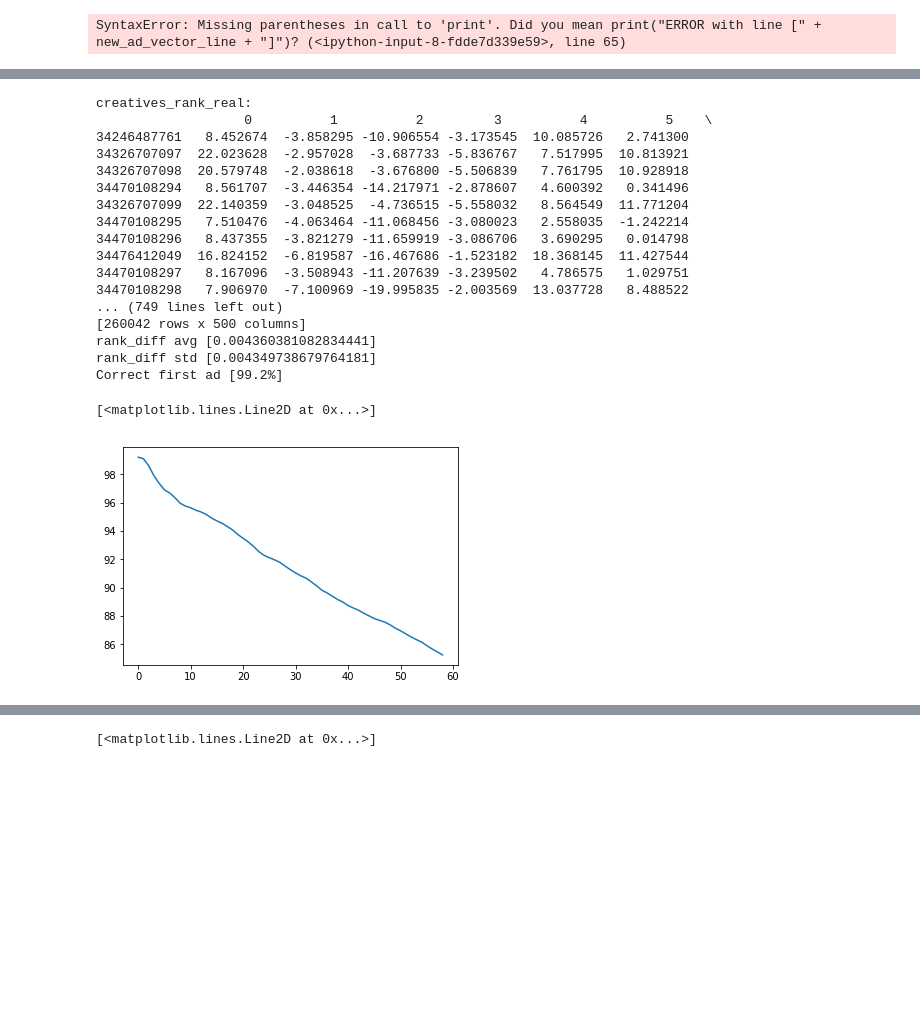
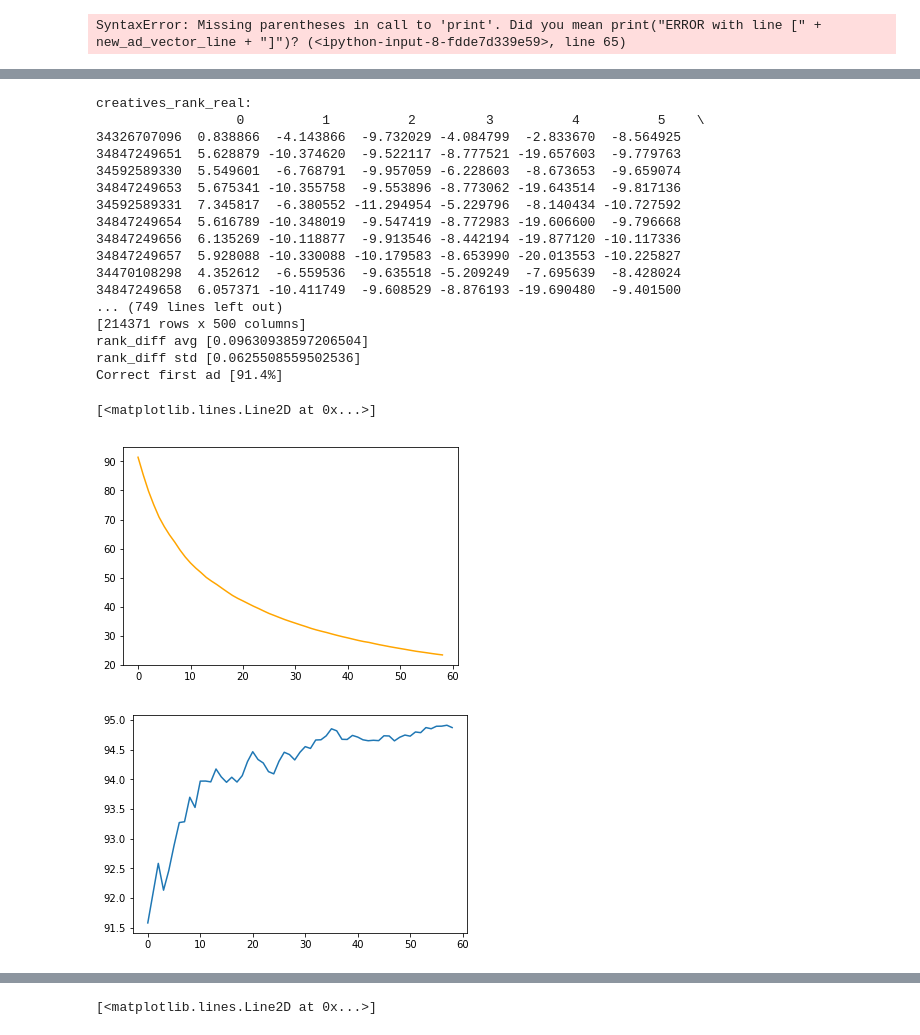
Before and after one commit to ofekp/tools, a Jupyter notebook: ml/presentation.ipynb, the cells around one changed output, grey strips where cells are left out. Cells and saved outputs as stored; diff of their text form; code cells hidden in the pictures; blank space fills up the shorter version.

```diff
--- a/ml/presentation.ipynb
+++ b/ml/presentation.ipynb
@@ -300,8 +325,4 @@ SyntaxError: Missing parentheses in call to 'print'. Did you mean print("ERROR w
 # %%
-# ************************************
-# generate random user profile vectors
-# ====================================
-
 num_of_profiles_to_generate = 500
 
 def get_user_features_string():
@@ -327,7 +348,7 @@ def coin_toss(p=.5):
 
 
 def get_user_features_vector(user_features):
-    feature_vector = numpy.ones(970)
+    feature_vector = numpy.ones(orig_dim)
     for feature_name in user_features:
         feature = user_features[feature_name]
         # if the feature contains any label with "NEUTRAL" skip it
@@ -345,7 +366,7 @@ def get_user_features_vector(user_features):
 # for features that are added together before multiplication
 def get_list_user_feature_vector(user_features, feature_name, sub_feature_name = None, maxNumOfLabels = 100):
     considered_labels = []
-    list_feature_vector = numpy.zeros(970)
+    list_feature_vector = numpy.zeros(orig_dim)
     list_feature = user_features[feature_name]
     if len(list_feature) <= 0:
         raise Exception("Error with feature_name [" + feature_name + "]")
@@ -393,11 +414,13 @@ def get_list_user_feature_vector(user_features, feature_name, sub_feature_name =
 
 
 def generateUserVector(user_features):
-    user_vector = numpy.ones(970)
+    user_vector = numpy.ones(orig_dim)
 
     user_vector = numpy.multiply(user_vector, get_user_features_vector(user_features))
-    user_vector = numpy.multiply(user_vector, get_list_user_feature_vector(user_features, "externalFeature", "exp5_allMappi"))
-    user_vector = numpy.multiply(user_vector, get_list_user_feature_vector(user_features, "externalFeature", "exp1_userCategory"))
+    #user_vector = numpy.multiply(user_vector, get_list_user_feature_vector(user_features, "externalFeature", "exp5_allMappi"))
+    #user_vector = numpy.multiply(user_vector, get_list_user_feature_vector(user_features, "externalFeature", "exp1_userCategory"))
+    user_vector = numpy.multiply(user_vector, get_list_user_feature_vector(user_features, "externalFeature", "exp9_allMappiPS"))
+
     user_vector = numpy.multiply(user_vector, get_list_user_feature_vector(user_features, "yic_mv"))
     user_vector = numpy.multiply(user_vector, get_list_user_feature_vector(user_features, "yct_c_mv_w"))
     user_vector = numpy.multiply(user_vector, get_list_user_feature_vector(user_features, "userSignal"))
@@ -405,7 +428,7 @@ def generateUserVector(user_features):
     return user_vector
 
 user_features = json.loads(get_user_features_string())
-user_vectors_mat = numpy.empty((0,970), int)
+user_vectors_mat = numpy.empty((0,orig_dim), int)
 for i in range(num_of_profiles_to_generate):
     print("Generating user vector [" + str(i) + "]")
     user_vector = generateUserVector(user_features)
@@ -454,8 +477,4 @@ with open(user_vectors_file_path, 'a') as user_vector_file:
 # %%
-# ******************
-# evaluate the model
-# ==================
-
 def sigmoid(x):
     return (1 / (1 + numpy.exp(-x)))
 
@@ -483,7 +502,8 @@ print(creatives_rank_real)  # [num_of_ads X num_of_user_vectors]
 
 # calculate rank_low
 # remove biases from user_vectors_mat (last two colums are for bias)
-user_vectors_mat_no_bias = user_vectors_mat[:,0:-2]
+#user_vectors_mat_no_bias = user_vectors_mat[:,0:-2]
+user_vectors_mat_no_bias = user_vectors_mat[:,0:-1]
 # dimentionality reduction on user_vectors_mat_no_bias
 user_vectors_mat_no_bias_low = numpy.matmul(user_vectors_mat_no_bias, UX[:, 0:K])  # 210X968 * 968XK
 
@@ -496,48 +516,67 @@ creatives_rank_low = pd.DataFrame(data=rank_low[0:,0:],    # values
 #creatives_rank_low = sigmoid(creatives_rank_low)
 
 print("creatives_rank_low:")
 print(creatives_rank_low)  # [num_of_ads X num_of_user_vectors]
 
 creatives_rank_diff = numpy.abs(creatives_rank_real - creatives_rank_low)
 print("creatives_rank_diff:")
 print(creatives_rank_diff)  # [num_of_ads X num_of_user_vectors]
 
 print("rank_diff avg [" + str(numpy.mean(numpy.mean(creatives_rank_diff))) + "]")
 print("rank_diff std [" + str(numpy.mean(numpy.std(creatives_rank_diff))) + "]")
 
 correct_first_ad = creatives_rank_low.idxmax(axis=0, skipna=True) == creatives_rank_real.idxmax(axis=0, skipna=True)
 print("Correct first ad [" + str(((correct_first_ad == 1).sum() * 100) / num_of_profiles_to_test) + "%]")
 
 pct_values = []
-correct_ads = (creatives_rank_low.apply(lambda x: (x).index[(x).argsort()]).reset_index(drop=True)) == (creatives_rank_real.apply(lambda x: (x).index[(x).argsort()]).reset_index(drop=True))
+creatives_sorted_low = (creatives_rank_low.apply(lambda x: (x).index[(x).argsort()]).reset_index(drop=True))
+creatives_sorted_real = (creatives_rank_real.apply(lambda x: (x).index[(x).argsort()]).reset_index(drop=True))
+correct_ads = creatives_sorted_low == creatives_sorted_real
 num_of_ads_in_auction_range = range(1,60)
 for num_of_ads_in_auction in num_of_ads_in_auction_range:
     correct_ads_sliced = correct_ads.iloc[-num_of_ads_in_auction:,:]  # by default argsort is ascending
     pct_values.append(((correct_ads_sliced == 1).sum().sum() * 100) / (correct_ads_sliced.shape[0] * correct_ads_sliced.shape[1]))
 
 gg = pd.DataFrame.from_dict({
     'num_of_ads_in_auction': num_of_ads_in_auction_range,
     'correct_ads_pct': pct_values
 })
 
-plt.plot(gg['correct_ads_pct'])
+plt.figure(1)
+plt.plot(gg['correct_ads_pct'], color='orange')
+
+pct_values = []
+for num_of_ads_in_auction in num_of_ads_in_auction_range:
+    count = 0
+    for user_idx in range(0,num_of_profiles_to_test - 1):
+        count += (creatives_sorted_low.iloc[-num_of_ads_in_auction:,user_idx].isin(creatives_sorted_real.iloc[-num_of_ads_in_auction:,user_idx]) == 1).sum().sum()
+    pct_values.append((count * 100) / (num_of_ads_in_auction * (user_idx + 1)))
+
+df = pd.DataFrame.from_dict({
+    'num_of_ads_in_auction': num_of_ads_in_auction_range,
+    'ads_contained_pct': pct_values
+})
+
+plt.figure(2)
+plt.plot(df['ads_contained_pct'])
 # %% [output]
 creatives_rank_real:
-                   0          1          2         3          4          5    \
-34246487761   8.452674  -3.858295 -10.906554 -3.173545  10.085726   2.741300
-34326707097  22.023628  -2.957028  -3.687733 -5.836767   7.517995  10.813921
-34326707098  20.579748  -2.038618  -3.676800 -5.506839   7.761795  10.928918
-34470108294   8.561707  -3.446354 -14.217971 -2.878607   4.600392   0.341496
-34326707099  22.140359  -3.048525  -4.736515 -5.558032   8.564549  11.771204
-34470108295   7.510476  -4.063464 -11.068456 -3.080023   2.558035  -1.242214
-34470108296   8.437355  -3.821279 -11.659919 -3.086706   3.690295   0.014798
-34476412049  16.824152  -6.819587 -16.467686 -1.523182  18.368145  11.427544
-34470108297   8.167096  -3.508943 -11.207639 -3.239502   4.786575   1.029751
-34470108298   7.906970  -7.100969 -19.995835 -2.003569  13.037728   8.488522
+                  0          1          2         3          4          5    \
+34326707096  0.838866  -4.143866  -9.732029 -4.084799  -2.833670  -8.564925
+34847249651  5.628879 -10.374620  -9.522117 -8.777521 -19.657603  -9.779763
+34592589330  5.549601  -6.768791  -9.957059 -6.228603  -8.673653  -9.659074
+34847249653  5.675341 -10.355758  -9.553896 -8.773062 -19.643514  -9.817136
+34592589331  7.345817  -6.380552 -11.294954 -5.229796  -8.140434 -10.727592
+34847249654  5.616789 -10.348019  -9.547419 -8.772983 -19.606600  -9.796668
+34847249656  6.135269 -10.118877  -9.913546 -8.442194 -19.877120 -10.117336
+34847249657  5.928088 -10.330088 -10.179583 -8.653990 -20.013553 -10.225827
+34470108298  4.352612  -6.559536  -9.635518 -5.209249  -7.695639  -8.428024
+34847249658  6.057371 -10.411749  -9.608529 -8.876193 -19.690480  -9.401500
 ... (749 lines left out)
-[260042 rows x 500 columns]
-rank_diff avg [0.004360381082834441]
-rank_diff std [0.004349738679764181]
-Correct first ad [99.2%]
+[214371 rows x 500 columns]
+rank_diff avg [0.09630938597206504]
+rank_diff std [0.0625508559502536]
+Correct first ad [91.4%]
 [<matplotlib.lines.Line2D at 0x...>]
-[figure, old version]
+[figure, new version]
+[figure, added]
```
Also changed, not shown: parts of 17 cells of this notebook, 1 other file.
